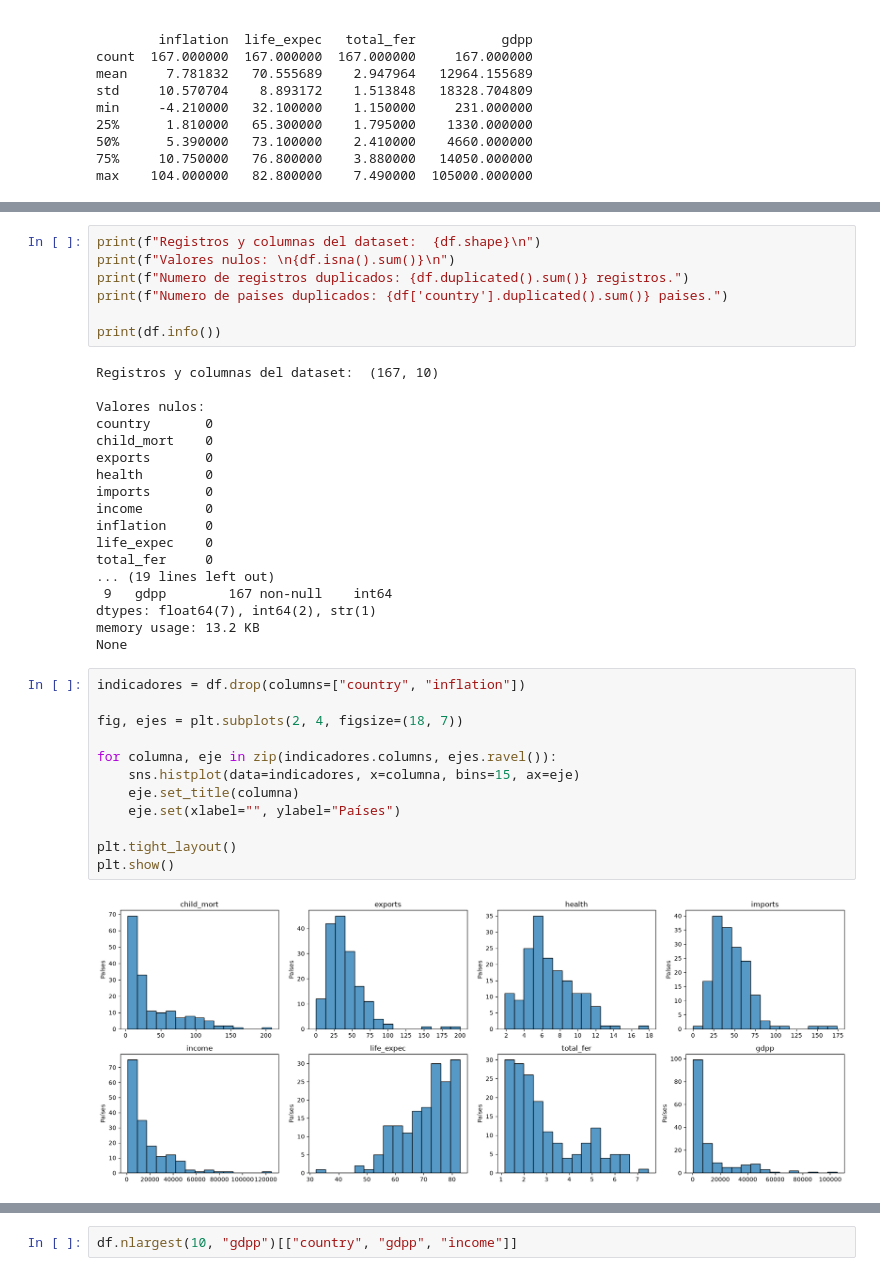
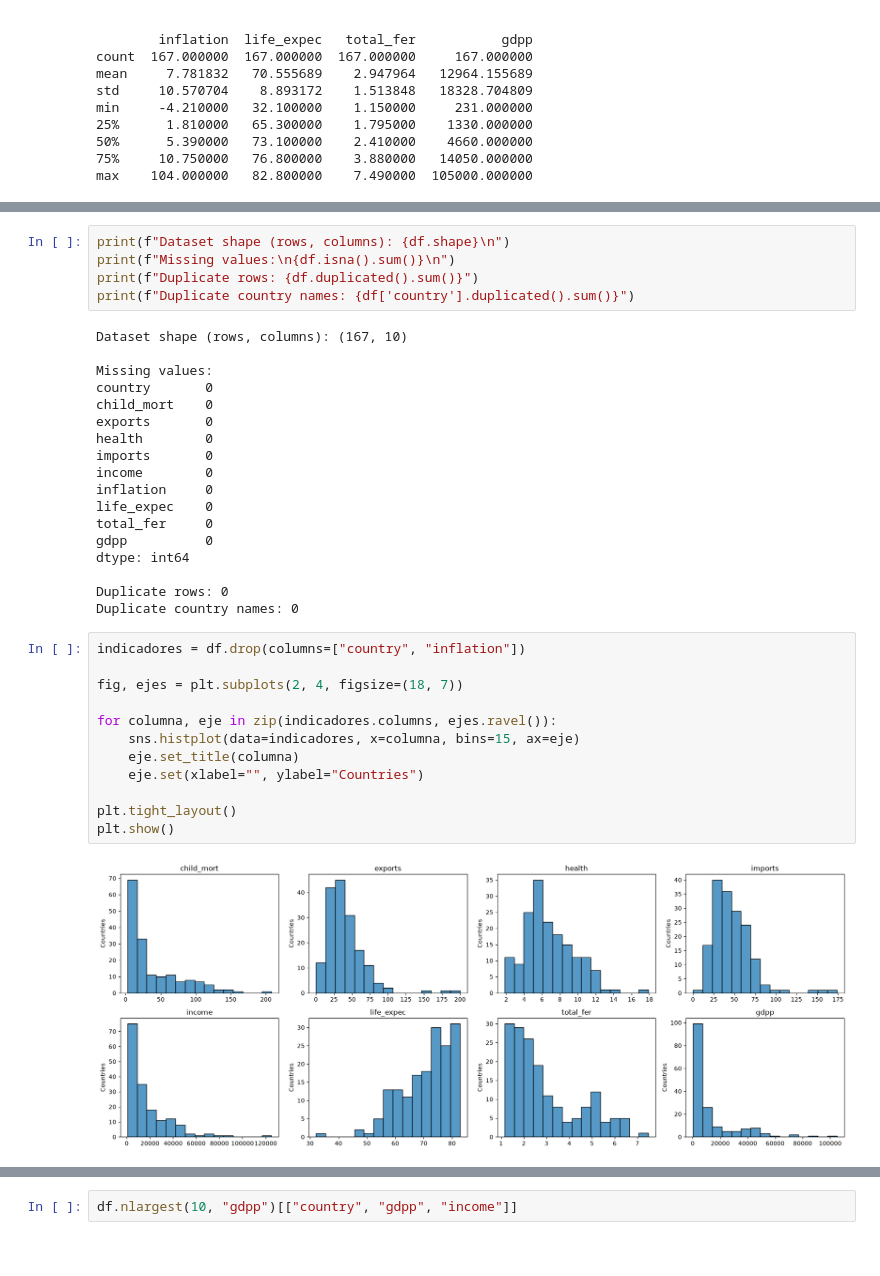
Before and after one commit to SLOPTRI/Country_Segmentation_Unsupervised_ML, a Jupyter notebook: main.ipynb, the cells around one changed output, grey strips where cells are left out. Saved outputs shown, nothing was run; the diff lists cells and outputs as text.

```diff
--- a/main.ipynb
+++ b/main.ipynb
@@ -87,14 +83,12 @@ max    104.000000   82.800000    7.490000  105000.000000
 # %%
-print(f"Registros y columnas del dataset:  {df.shape}\n")
-print(f"Valores nulos: \n{df.isna().sum()}\n")
-print(f"Numero de registros duplicados: {df.duplicated().sum()} registros.")
-print(f"Numero de paises duplicados: {df['country'].duplicated().sum()} paises.")
-
-print(df.info())
+print(f"Dataset shape (rows, columns): {df.shape}\n")
+print(f"Missing values:\n{df.isna().sum()}\n")
+print(f"Duplicate rows: {df.duplicated().sum()}")
+print(f"Duplicate country names: {df['country'].duplicated().sum()}")
 # %% [output]
-Registros y columnas del dataset:  (167, 10)
+Dataset shape (rows, columns): (167, 10)
 
-Valores nulos:
+Missing values:
 country       0
 child_mort    0
 exports       0
@@ -104,23 +98,23 @@ income        0
 inflation     0
 life_expec    0
 total_fer     0
-... (19 lines left out)
- 9   gdpp        167 non-null    int64
-dtypes: float64(7), int64(2), str(1)
-memory usage: 13.2 KB
-None
+gdpp          0
+dtype: int64
+
+Duplicate rows: 0
+Duplicate country names: 0
 # %%
 indicadores = df.drop(columns=["country", "inflation"])
 
 fig, ejes = plt.subplots(2, 4, figsize=(18, 7))
 
 for columna, eje in zip(indicadores.columns, ejes.ravel()):
     sns.histplot(data=indicadores, x=columna, bins=15, ax=eje)
     eje.set_title(columna)
-    eje.set(xlabel="", ylabel="Países")
+    eje.set(xlabel="", ylabel="Countries")
 
 plt.tight_layout()
 plt.show()
 # %% [output]
-[figure, old version]
+[figure, new version]
 # %% [markdown]
```
Also changed, not shown: parts of 27 cells of this notebook, 1 other file.
